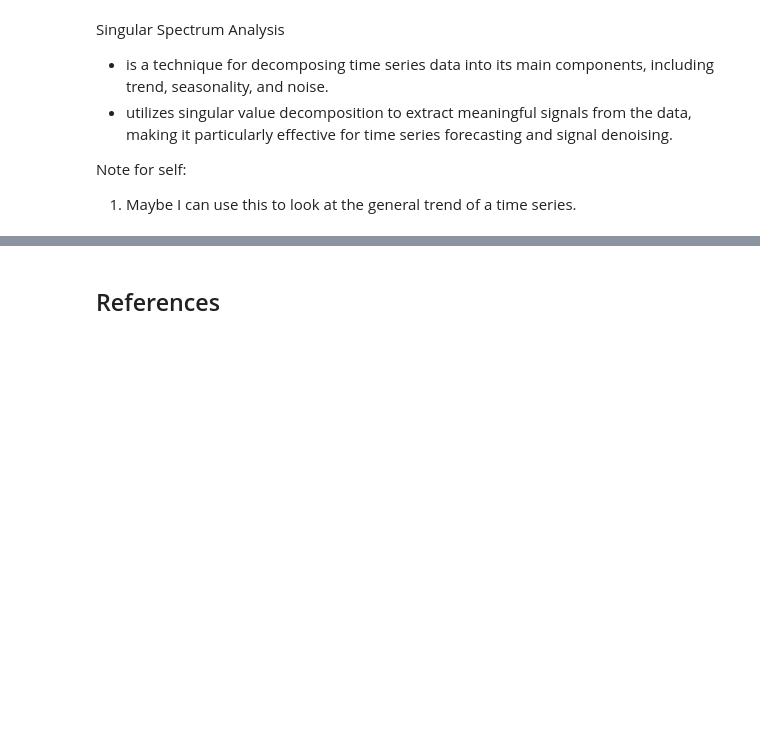
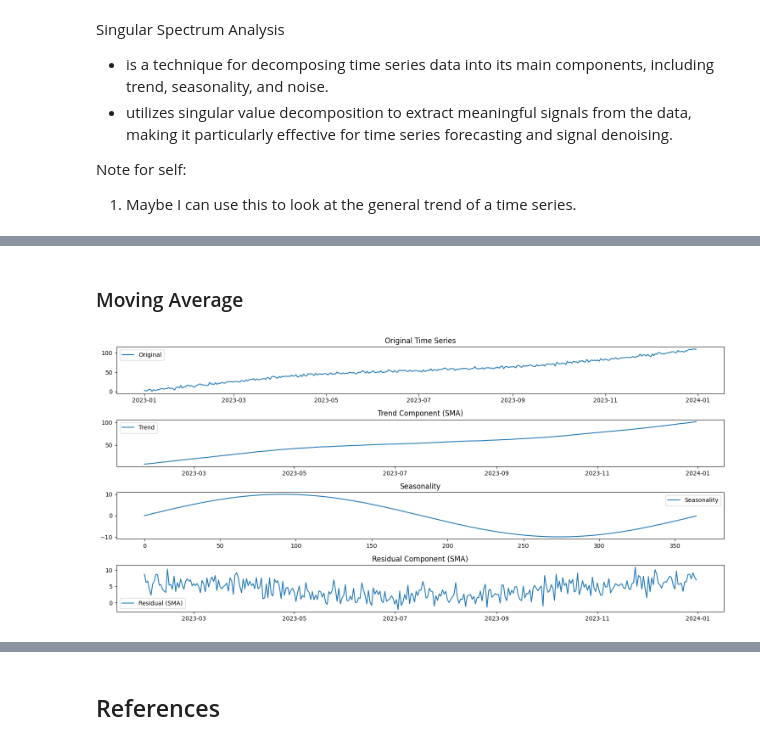
Before and after one commit to donnafaithhh/LP-Norms-and-Volatility, a Jupyter notebook: miscellaneous/time series decomposition.ipynb, the cells around one changed output, grey strips where cells are left out. Saved outputs shown, nothing was run; the diff lists cells and outputs as text; code cells hidden in the pictures; blank space fills up the shorter version.

```diff
--- a/miscellaneous/time series decomposition.ipynb
+++ b/miscellaneous/time series decomposition.ipynb
@@ -94,0 +100,35 @@ Note for self:
+# %% [markdown]
+### Moving Average
+# %%
+# additive decompsition with SMA (simple moving average)
+window_size = 30
+trend_sma = ts.rolling(window=window_size).mean()
+residual_sma = ts - trend_sma
+seasonality = 10 * np.sin(2 * np.pi * t / 365)
+
+# plotting
+plt.figure(figsize=(15, 7))
+plt.subplot(4, 1, 1)
+plt.plot(ts, label='Original')
+plt.title('Original Time Series')
+plt.legend()
+
+plt.subplot(4, 1, 2)
+plt.plot(trend_sma, label='Trend')
+plt.title('Trend Component (SMA)')
+plt.legend()
+
+plt.subplot(4, 1, 3)
+plt.plot(seasonality, label='Seasonality')
+plt.title('Seasonality')
+plt.legend()
+
+plt.subplot(4, 1, 4)
+plt.plot(residual_sma, label='Residual (SMA)')
+plt.title('Residual Component (SMA)')
+plt.legend()
+
+plt.tight_layout()
+plt.show()
+# %% [output]
+[figure, added]
```
Also changed, not shown: parts of 9 cells of this notebook.
